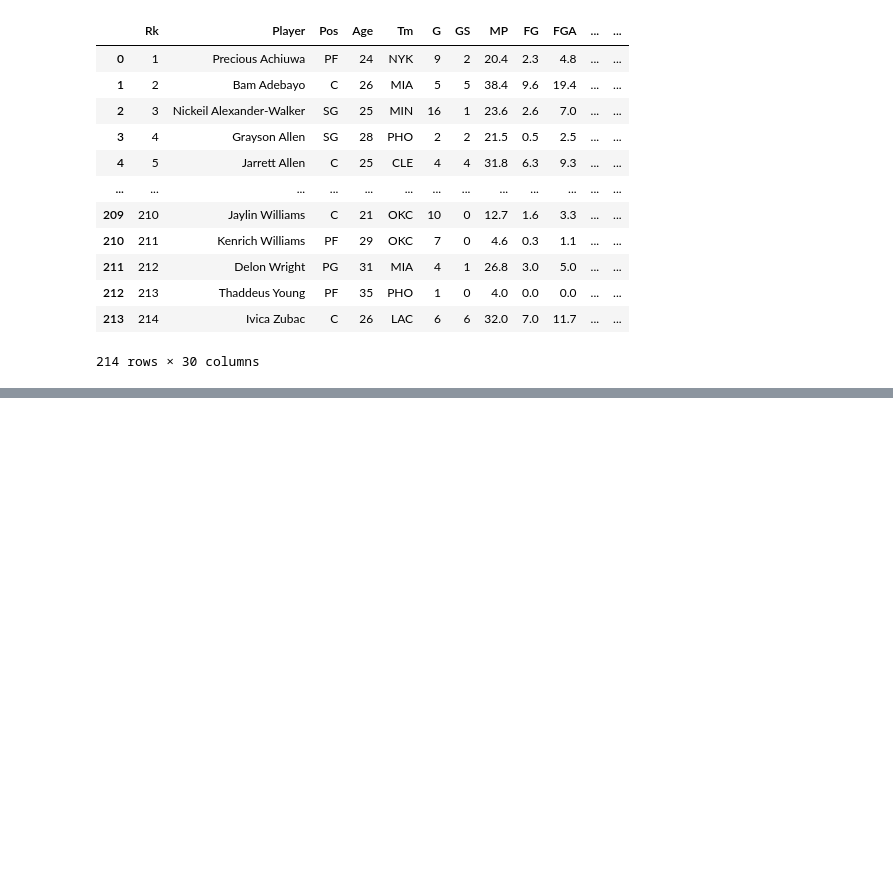
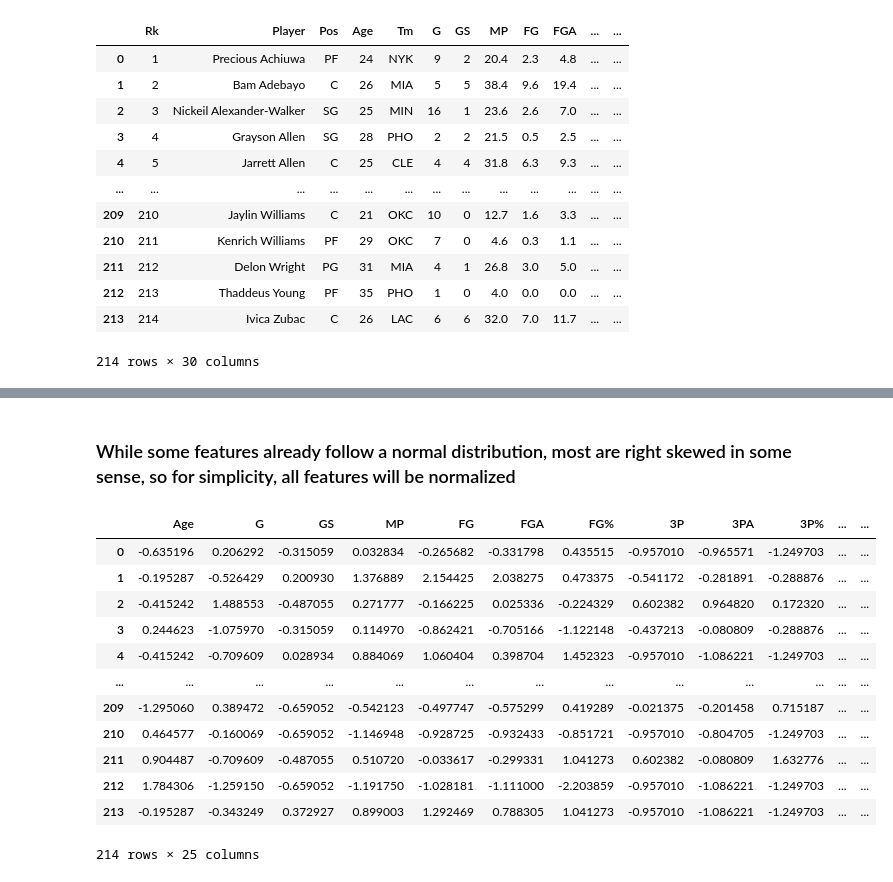
Before and after one commit to kjeeth04/NBA-pred, a Jupyter notebook: EDA.ipynb, the cells around one changed output, grey strips where cells are left out. Saved outputs shown, nothing was run; the diff lists cells and outputs as text; code cells hidden in the pictures; blank space fills up the shorter version.

```diff
--- a/EDA.ipynb
+++ b/EDA.ipynb
@@ -57,0 +165,20 @@ df_raw
+# %% [markdown]
+### While some features already follow a normal distribution, most are right skewed in some sense, so for simplicity, all features will be normalized
+# %%
+scaler = StandardScaler()
+numerical_df[numerical_df.columns] = scaler.fit_transform(numerical_df[numerical_df.columns])
+numerical_df
+# %% [output]
+|  | Age | G | GS | MP | FG | FGA | FG% | 3P | 3PA | 3P% | ... | ... |
+| 0 | -0.635196 | 0.206292 | -0.315059 | 0.032834 | -0.265682 | -0.331798 | 0.435515 | -0.957010 | -0.965571 | -1.249703 | ... | ... |
+| 1 | -0.195287 | -0.526429 | 0.200930 | 1.376889 | 2.154425 | 2.038275 | 0.473375 | -0.541172 | -0.281891 | -0.288876 | ... | ... |
+| 2 | -0.415242 | 1.488553 | -0.487055 | 0.271777 | -0.166225 | 0.025336 | -0.224329 | 0.602382 | 0.964820 | 0.172320 | ... | ... |
+| 3 | 0.244623 | -1.075970 | -0.315059 | 0.114970 | -0.862421 | -0.705166 | -1.122148 | -0.437213 | -0.080809 | -0.288876 | ... | ... |
+| 4 | -0.415242 | -0.709609 | 0.028934 | 0.884069 | 1.060404 | 0.398704 | 1.452323 | -0.957010 | -1.086221 | -1.249703 | ... | ... |
+| ... | ... | ... | ... | ... | ... | ... | ... | ... | ... | ... | ... | ... |
+| 209 | -1.295060 | 0.389472 | -0.659052 | -0.542123 | -0.497747 | -0.575299 | 0.419289 | -0.021375 | -0.201458 | 0.715187 | ... | ... |
+| 210 | 0.464577 | -0.160069 | -0.659052 | -1.146948 | -0.928725 | -0.932433 | -0.851721 | -0.957010 | -0.804705 | -1.249703 | ... | ... |
+| 211 | 0.904487 | -0.709609 | -0.487055 | 0.510720 | -0.033617 | -0.299331 | 1.041273 | 0.602382 | -0.080809 | 1.632776 | ... | ... |
+| 212 | 1.784306 | -1.259150 | -0.659052 | -1.191750 | -1.028181 | -1.111000 | -2.203859 | -0.957010 | -1.086221 | -1.249703 | ... | ... |
+| 213 | -0.195287 | -0.343249 | 0.372927 | 0.899003 | 1.292469 | 0.788305 | 1.041273 | -0.957010 | -1.086221 | -1.249703 | ... | ... |
+214 rows × 25 columns
```
Also changed, not shown: parts of 14 cells of this notebook, 2 other files.
